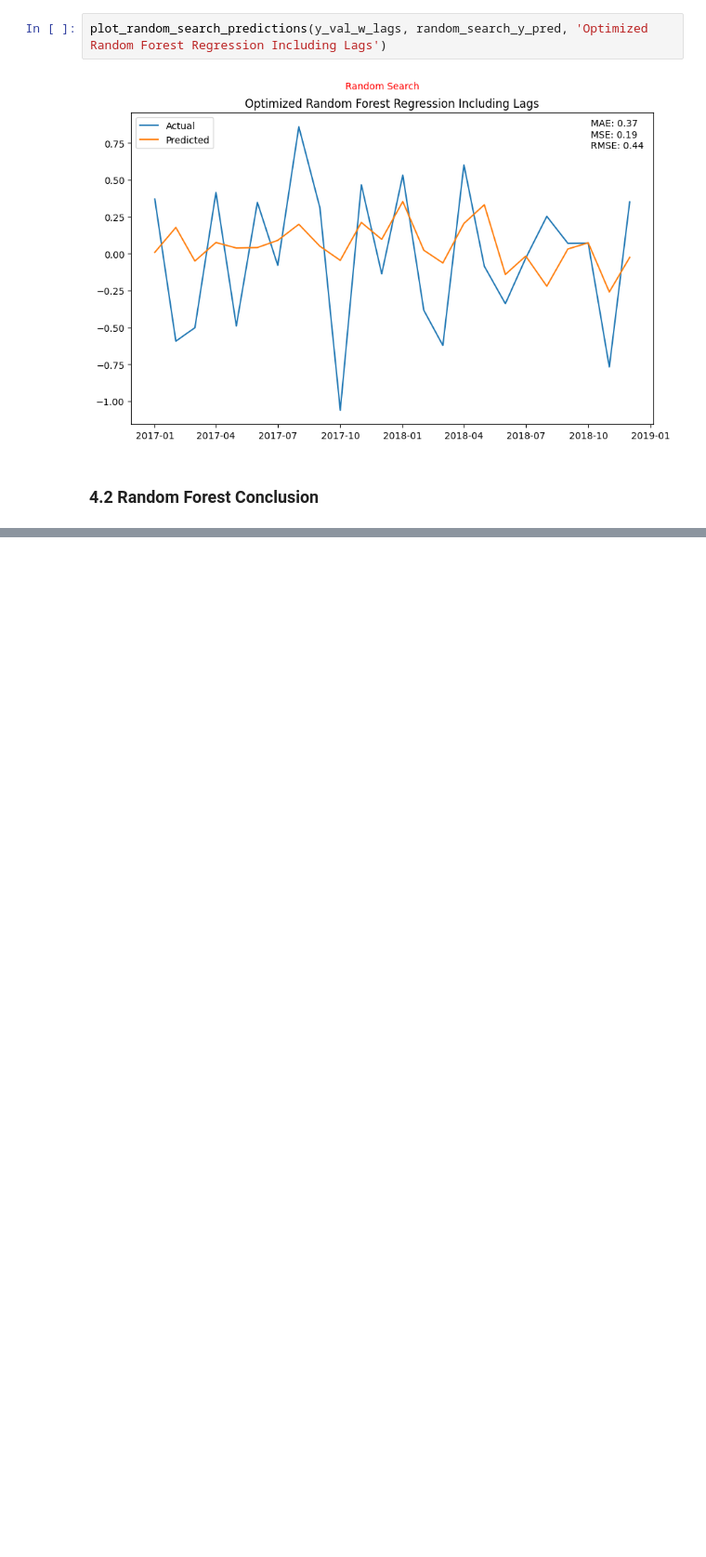
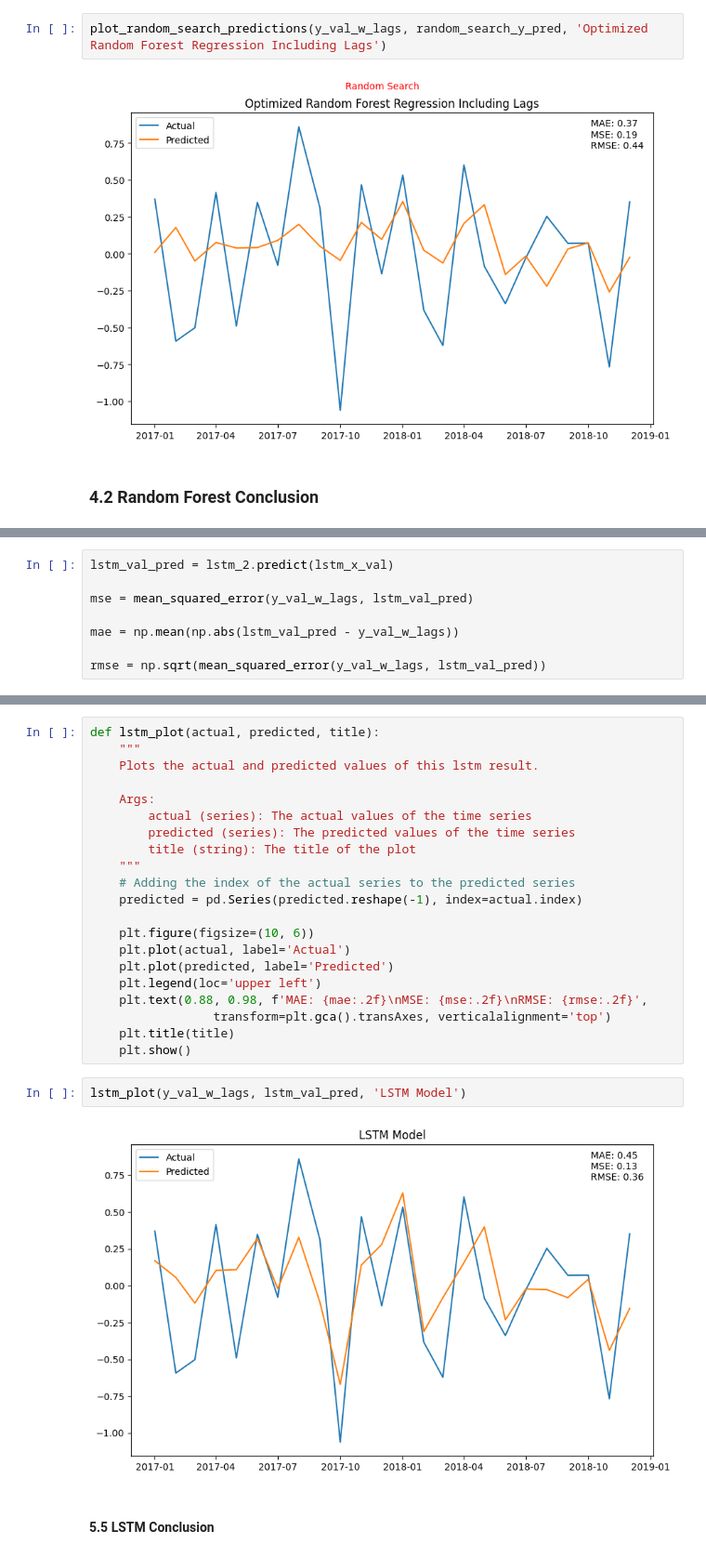
Before and after one commit to namtran6701/Inflation_Prediction, a Jupyter notebook: project_3.ipynb, the cells around one changed output, grey strips where cells are left out. Shown at 93% size. Saved outputs shown, nothing was run; the diff lists cells and outputs as text; blank space fills up the shorter version.

```diff
--- a/project_3.ipynb
+++ b/project_3.ipynb
@@ -1312,0 +1494,8 @@ plot_random_search_predictions(y_val_w_lags, random_search_y_pred, 'Optimized Ra
+# %%
+lstm_val_pred = lstm_2.predict(lstm_x_val)
+
+mse = mean_squared_error(y_val_w_lags, lstm_val_pred)
+
+mae = np.mean(np.abs(lstm_val_pred - y_val_w_lags))
+
+rmse = np.sqrt(mean_squared_error(y_val_w_lags, lstm_val_pred))
@@ -1312,0 +1504,27 @@ plot_random_search_predictions(y_val_w_lags, random_search_y_pred, 'Optimized Ra
+# %%
+def lstm_plot(actual, predicted, title):
+    """
+    Plots the actual and predicted values of this lstm result.
+
+    Args:
+        actual (series): The actual values of the time series
+        predicted (series): The predicted values of the time series
+        title (string): The title of the plot
+    """
+    # Adding the index of the actual series to the predicted series
+    predicted = pd.Series(predicted.reshape(-1), index=actual.index)
+
+    plt.figure(figsize=(10, 6))
+    plt.plot(actual, label='Actual')
+    plt.plot(predicted, label='Predicted')
+    plt.legend(loc='upper left')
+    plt.text(0.88, 0.98, f'MAE: {mae:.2f}\nMSE: {mse:.2f}\nRMSE: {rmse:.2f}',
+                 transform=plt.gca().transAxes, verticalalignment='top')
+    plt.title(title)
+    plt.show()
+# %%
+lstm_plot(y_val_w_lags, lstm_val_pred, 'LSTM Model')
+# %% [output]
+[figure, added]
+# %% [markdown]
+#### 5.5 LSTM Conclusion
```
Also changed, not shown: parts of 28 cells of this notebook.
